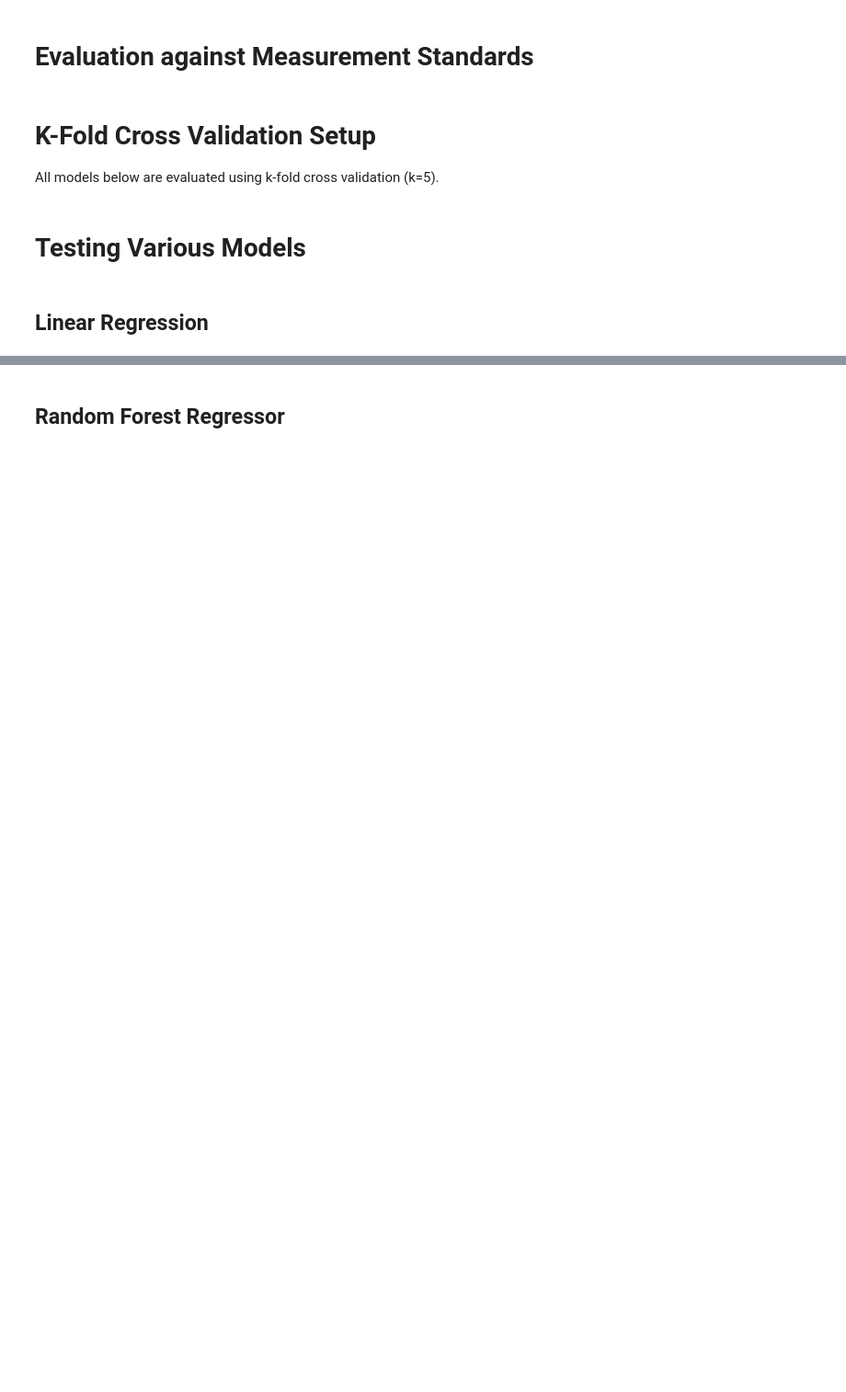
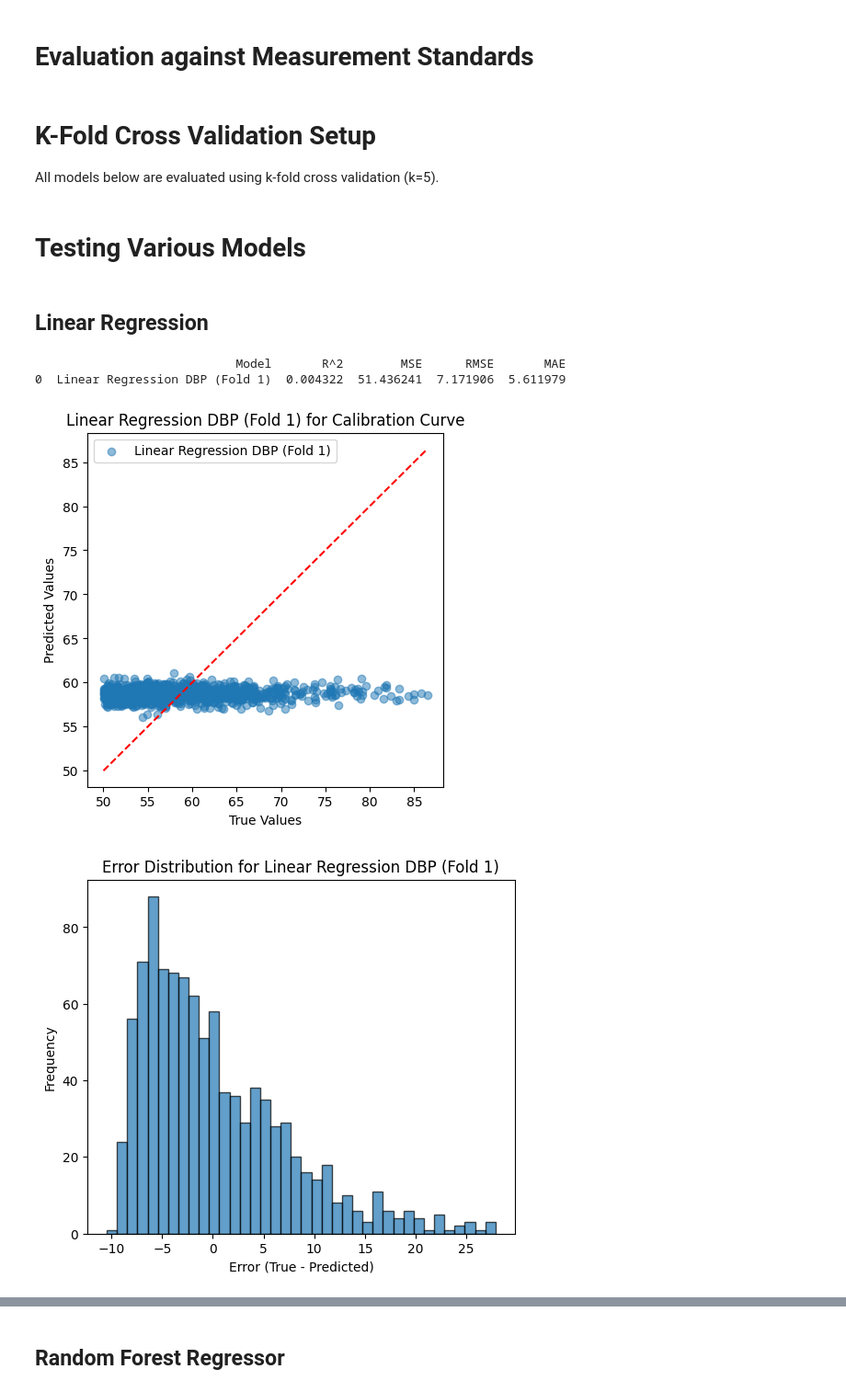
Before and after one commit to AniruthAnanth/CuffLessBloodPressureEstimation, a Jupyter notebook: main.ipynb, the cells around one changed output, grey strips where cells are left out. Shown at 92% size. Drawn from its saved outputs; the diff is of its cells as text; code cells hidden in the pictures; blank space fills up the shorter version.

```diff
--- a/main.ipynb
+++ b/main.ipynb
@@ -209,9 +220,25 @@ def cross_val_regression(model_cls, X, y, label, model_kwargs=None, scale_X=Fals
 # %% [markdown]
 # Testing Various Models
+# %%
+MODELS_TO_TEST = {
+    "LinearRegression": True,
+    "RandomForestRegressor": True,
+    "XGBRegressor": True,
+    "SupportVectorRegressor": True,
+    "CatBoostRegressor": True,
+    "MultilayerPerceptronRegressor": False,
+    "MultilayerPerceptronScaledRegressor": False,
+}
 # %% [markdown]
 ## Linear Regression
 # %%
 from sklearn.linear_model import LinearRegression
 
-# DBP
-cross_val_regression(LinearRegression, X.values, dbp.values, label="Linear Regression DBP", plot=True)
+if MODELS_TO_TEST["LinearRegression"]:
+    # DBP
+    cross_val_regression(LinearRegression, X.values, dbp.values, label="Linear Regression DBP", plot=True)
+# %% [output]
+                            Model       R^2        MSE      RMSE       MAE
+0  Linear Regression DBP (Fold 1)  0.004322  51.436241  7.171906  5.611979
+[figure, added]
+[figure, added]
```
Also changed, not shown: parts of 21 cells of this notebook.
